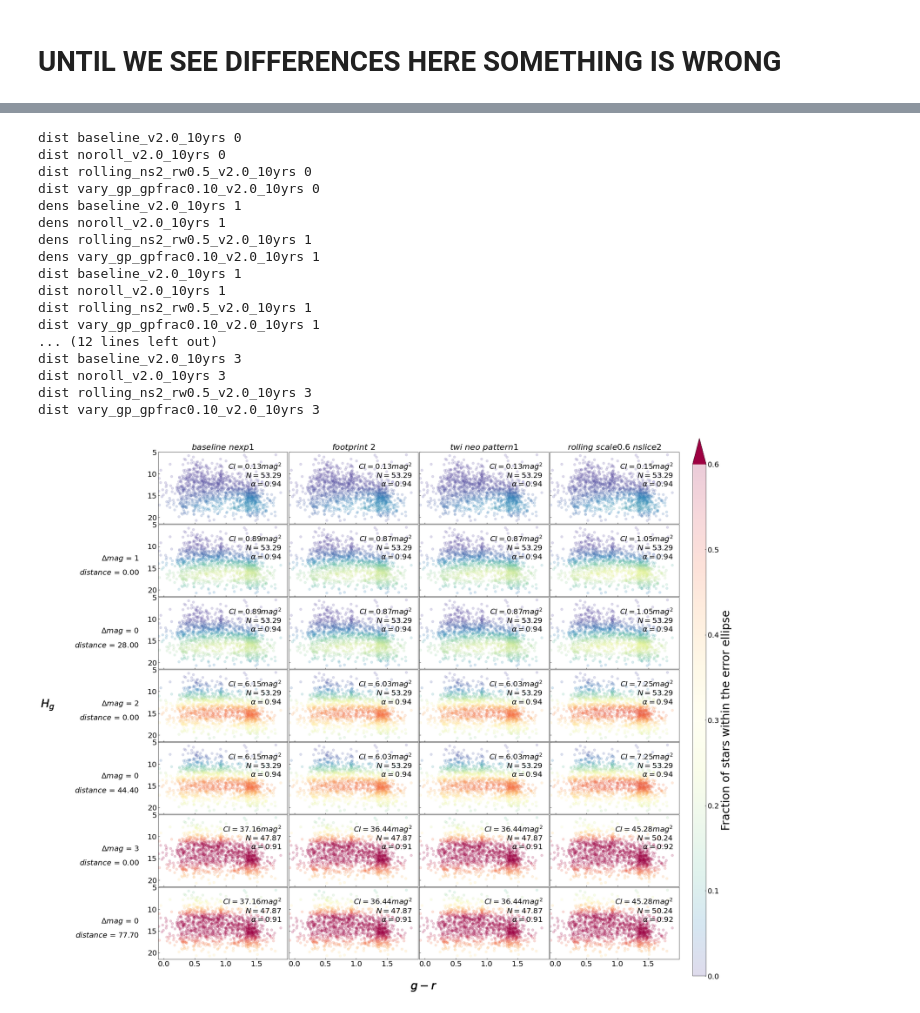
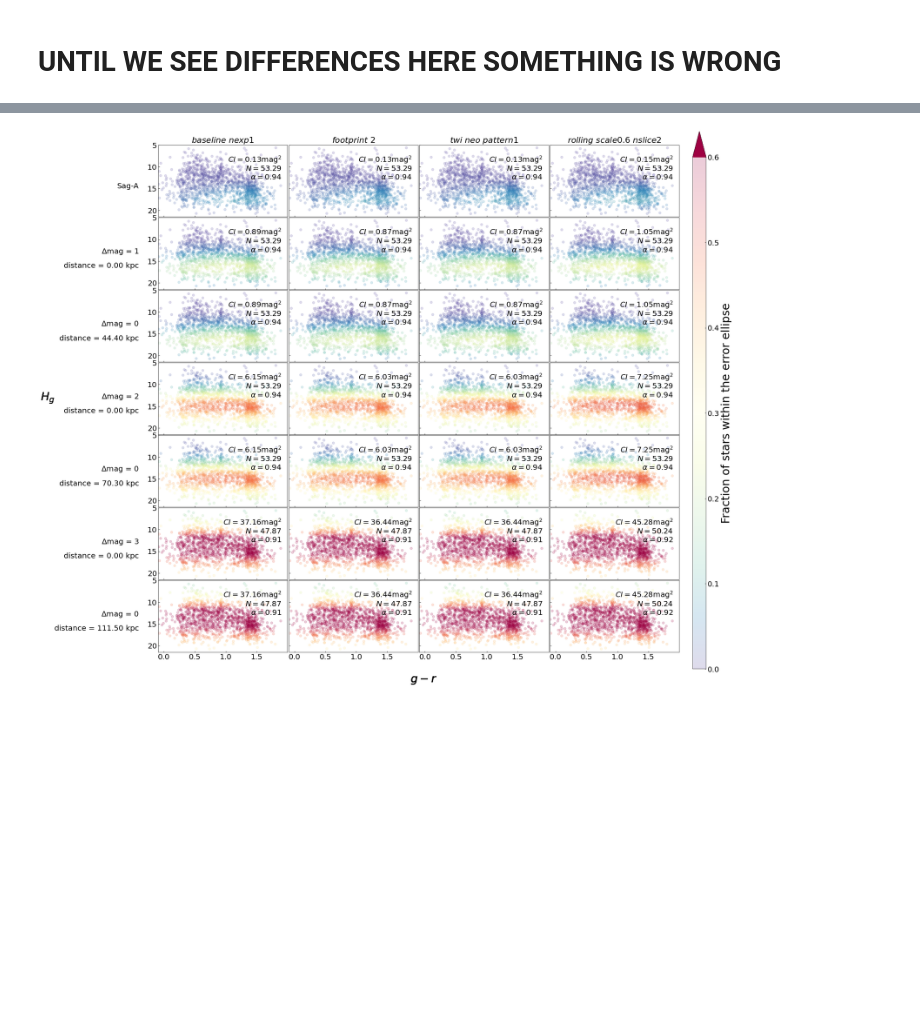
Before and after one commit to fedhere/LSSTunknowns, a Jupyter notebook: pmAnom/plot/RPMD_plot-v2.0.ipynb, the cells around one changed output, grey strips where cells are left out. Drawn from its saved outputs; the diff is of its cells as text; code cells hidden in the pictures; blank space fills up the shorter version.

```diff
--- a/pmAnom/plot/RPMD_plot-v2.0.ipynb
+++ b/pmAnom/plot/RPMD_plot-v2.0.ipynb
@@ -12,15 +12,18 @@ import re
 # %% [markdown]
 # UNTIL WE SEE DIFFERENCES HERE SOMETHING IS WRONG
 # %%
+#dist db
 db1 = "./Anomaliesv2.0_CIplot/_sims_maf_fbs_2_0_baseline_baseline_v2_0_10yrs_db_CI_dist_proposalID_1_and_note_not_like_DD_and_nightgt_0_and_nightlt730_USER.npz"
+#dens db
 db2 = "./Anomaliesv2.0_CIplot/_sims_maf_fbs_2_0_baseline_baseline_v2_0_10yrs_db_CI_dens_proposalID_1_and_note_not_like_DD_and_nightgt_0_and_nightlt730_USER.npz"
 dump1 = np.load(db1)
 dump1.allow_pickle = True
 dump2 = np.load(db2)
 dump2.allow_pickle = True
-for k in dump1['metricValues'][dump1['mask']==False][0][0].keys():
-     print(np.array(dump1['metricValues'][dump1['mask']==False][0][0][k] -
-                    dump2['metricValues'][dump2['mask']==False][0][0][k]).sum())
+for m in [0,1,2,3]:
+    for k in dump1['metricValues'][dump1['mask']==False][0][m].keys():
+         print(np.array(dump1['metricValues'][dump1['mask']==False][0][m][k] -
+                    dump2['metricValues'][dump2['mask']==False][0][m][k]).sum())
 # %% [output]
 0.0
 0.0
@@ -78,7 +91,7 @@ for key in namedb:
 
         all_metrics['dens'][key][m] = {}
         all_metrics['dist'][key][m] = {}
-        for mag in dataout.keys():
+        for mag in dataout_dist.keys():
             all_metrics['dist'][key][m][mag] = np.hstack(np.array(dataout_dist[mag][m])
                                                [np.isfinite(np.array(dataout_dist[mag][m]))])
 
@@ -90,7 +103,7 @@ latexname= [r'$baseline\_nexp1$',
             r'$twi\_neo\_pattern1$',
             r'$rolling\_scale0.6\_nslice2$']
 
-dists = [0, 0, 28, 0, 44.4, 0, 77.7]
+dists = [0, 0, 44.4, 0, 70.3, 0, 111.5]
 mags = [0, 1, 1, 2, 2, 3, 3]
 
 plt.rc('xtick',labelsize=20)
@@ -115,7 +128,6 @@ for row in range(7): #rows
 
     for col, key in enumerate(namedb): #columns
         ax = f.add_subplot(gs[row, col])
-        print(mode, key, mag)
         #extract data
         zero_mask = np.where(all_metrics[mode][key]['gr'][mag]==0)
         non_zero_mask = np.where(all_metrics[mode][key]['gr'][mag]!=0)
@@ -149,52 +161,41 @@ for row in range(7): #rows
             ax.set_xticks(xticks)
 
         #labels
-        ax.annotate(r'$CI = {:.2f} mag^2$'.format(
-                    np.median(err_ell_dens[key][mag])),
+        ax.annotate(r'$CI = {:.2f}$mag$^2$'.format(
+                    np.median(all_metrics[mode][key]['err'][mag])),
                     [1.9,8.9], size=20, ha='right')
         ax.annotate(r'$N={:.2f}$'.format(N),
                     [1.9,10.9], size=20, ha='right')
         ax.annotate(r'$\alpha={:.2f}$'.format(
                         all_metrics[mode][key]['alpha'][mag][0]),
                         [1.9,12.9], size=20, ha='right')
             #ax.annotate(r'$\Delta m={} mag,$'.format(mag),[0.05,6.9], size=20)
 
         if row==0:
             ax.set_title(f'{latexname[col].replace("_"," ")}', size=22)
 
+        if row == 0 and col == 0:
+
+            ax.text(-0.15, 0.4,
+                   r"Sag-A", size=20,
+                  transform=ax.transAxes, ha='right')
+
         if row > 0 and col == 0:
 
             ax.text(-0.15, 0.5,
-                   r"$\Delta mag$ = {}".format(mag if row%2 else 0), size=20,
+                   r"$\Delta$mag = {}".format(mag if row%2 else 0), size=20,
                   transform=ax.transAxes, ha='right')
             ax.text(-0.15, 0.5 - 0.2,
-                   r"$distance$ = {:.2f}".format(dists[row]), size=20,
+                   r"distance = {:.2f} kpc".format(dists[row]), size=20,
                   transform=ax.transAxes, ha='right')
 
 
     f.text(-0.05, 0.5, r"$H_g$", size=30)
     f.text(0.5, .08, r"$g-r$", size=30)
 plt.subplots_adjust(wspace=0.07, hspace=0.01)
 cb_ax = f.add_axes([0.92, 0.1, 0.02, 0.8])
 cbar = f.colorbar(im, cax=cb_ax, extend='max')
 cbar.ax.set_ylabel('Fraction of stars within the error ellipse', size=30)
 f.savefig("ConfunsionIndex_v2.0.pdf")
 # %% [output]
-dist baseline_v2.0_10yrs 0
-dist noroll_v2.0_10yrs 0
-dist rolling_ns2_rw0.5_v2.0_10yrs 0
-dist vary_gp_gpfrac0.10_v2.0_10yrs 0
-dens baseline_v2.0_10yrs 1
-dens noroll_v2.0_10yrs 1
-dens rolling_ns2_rw0.5_v2.0_10yrs 1
-dens vary_gp_gpfrac0.10_v2.0_10yrs 1
-dist baseline_v2.0_10yrs 1
-dist noroll_v2.0_10yrs 1
-dist rolling_ns2_rw0.5_v2.0_10yrs 1
-dist vary_gp_gpfrac0.10_v2.0_10yrs 1
-... (12 lines left out)
-dist baseline_v2.0_10yrs 3
-dist noroll_v2.0_10yrs 3
-dist rolling_ns2_rw0.5_v2.0_10yrs 3
-dist vary_gp_gpfrac0.10_v2.0_10yrs 3
-[figure, old version]
+[figure, new version]
```
Also changed, not shown: parts of 2 cells of this notebook.
